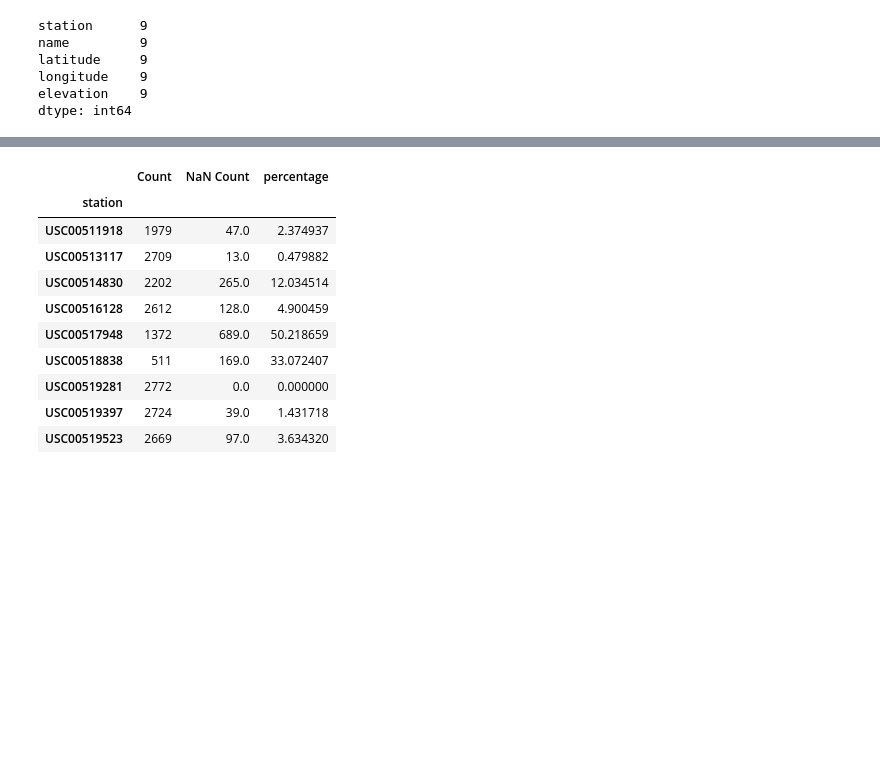
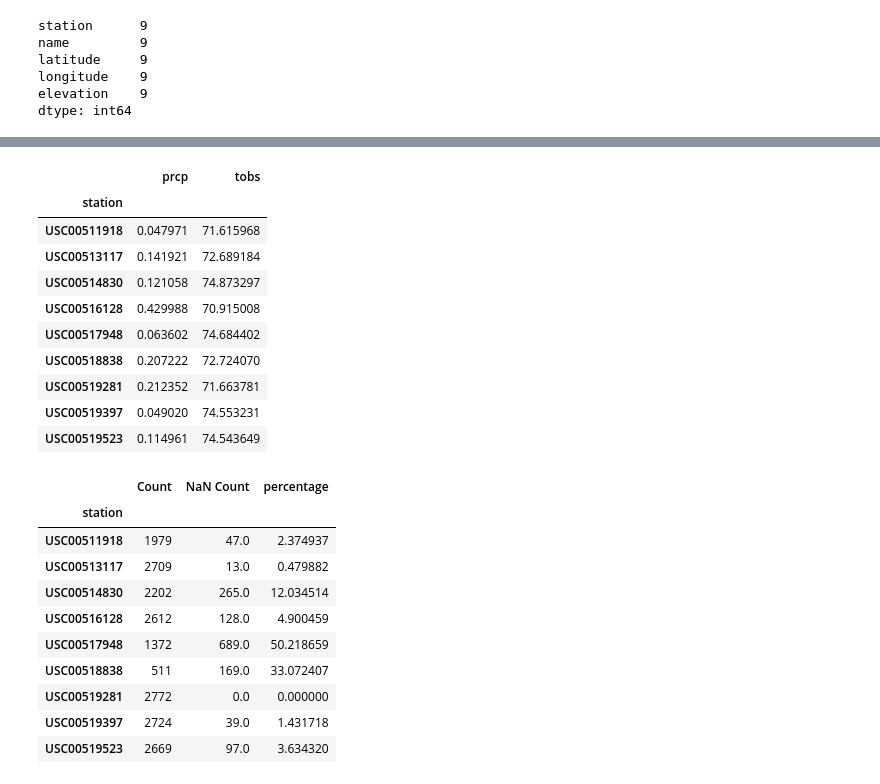
Before and after one commit to BaouleSama/AdvancedDataHomework, a Jupyter notebook: data_engineering.ipynb, the cells around one changed output, grey strips where cells are left out. Saved outputs shown, nothing was run; the diff lists cells and outputs as text; code cells hidden in the pictures; blank space fills up the shorter version.

```diff
--- a/data_engineering.ipynb
+++ b/data_engineering.ipynb
@@ -69 +82,20 @@ stations_df
+# %%
+# a pivot table to look at the average rain and temp numbers per station
+# will help be evaluate the impact of the NaN's.
+
+nan_eval=weather_df
+nan_eval=pd.pivot_table(nan_eval,index=['station'], values=['prcp','tobs'])
+nan_eval
+# %% [output]
+|  | prcp | tobs |
+| station |  |  |
+| USC00511918 | 0.047971 | 71.615968 |
+| USC00513117 | 0.141921 | 72.689184 |
+| USC00514830 | 0.121058 | 74.873297 |
+| USC00516128 | 0.429988 | 70.915008 |
+| USC00517948 | 0.063602 | 74.684402 |
+| USC00518838 | 0.207222 | 72.724070 |
+| USC00519281 | 0.212352 | 71.663781 |
+| USC00519397 | 0.049020 | 74.553231 |
+| USC00519523 | 0.114961 | 74.543649 |
 # %%
```
Also changed, not shown: parts of 6 cells of this notebook, 2 other files.
